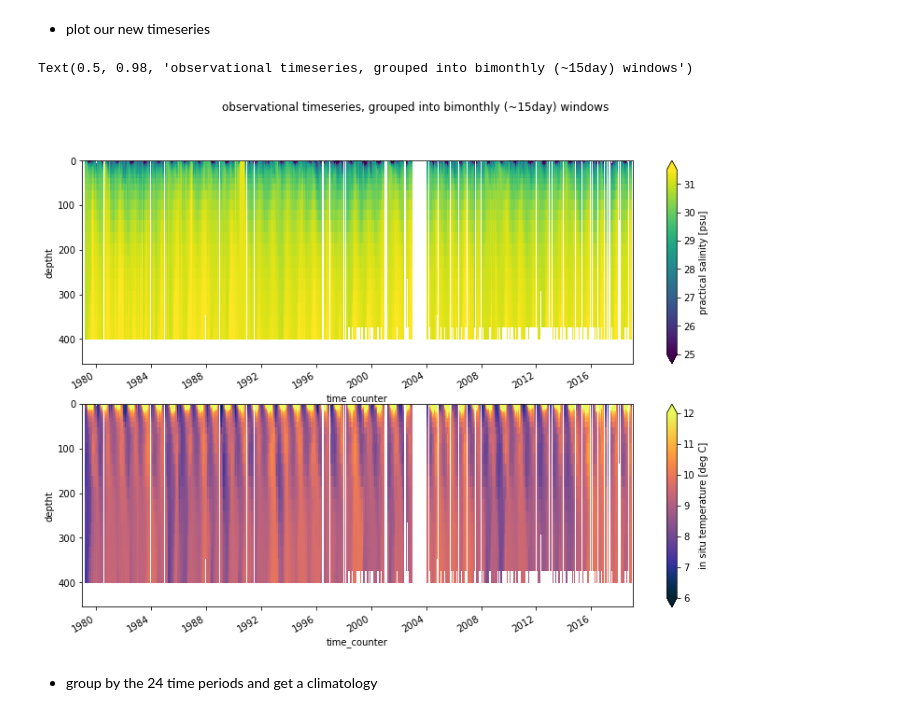
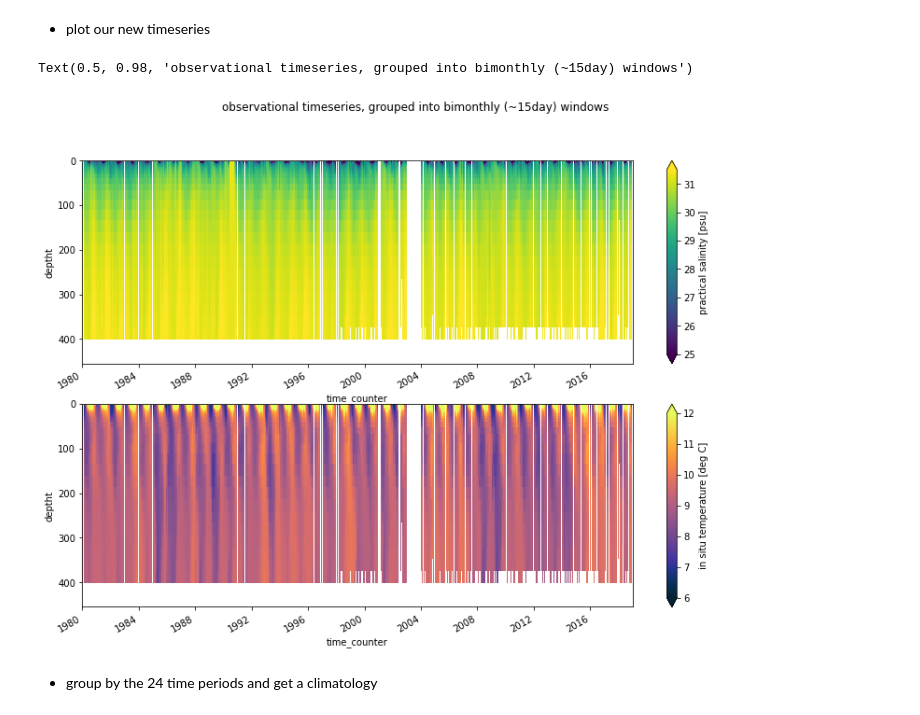
Before and after one commit to tjarnikova/NanooseObs, a Jupyter notebook: observationalClimatologyandTrends.ipynb, the cells around one changed output. Saved outputs shown, nothing was run; the diff lists cells and outputs as text; code cells hidden in the pictures.

```diff
--- a/observationalClimatologyandTrends.ipynb
+++ b/observationalClimatologyandTrends.ipynb
@@ -250,7 +246,7 @@ obs_yrs = dates_obs.year; obs_months = dates_obs.month; obs_days = dates_obs.day
 
 # print(dates[0])
 # print(dates[-1])
-dates_all = pd.date_range(start='1979-01-01', end= '2018-12-31', freq='D')
+dates_all = pd.date_range(start='1980-01-01', end= '2018-12-31', freq='D')
 
 dates_yrs = dates_all.year; dates_months = dates_all.month; dates_days = dates_all.day
 
@@ -381,12 +374,7 @@ Text(0.5, 0.98, 'observational climatology of T and S from the Nanoose dataset \
 - we now need to resample our time-series such that there are 24 time-periods per year (for the purposes of graphing, as well as finding any trends)
 - to make a tidy xarray object, i assign the dates manually, 2 nominal "days" per month, Jan 1- Jan 15 is Jan 7, Jan 16- Jan 31 is Jan 23, etc)
 # %%
-tdt = np.array(['1979-01-07', '1979-01-23','1979-02-07', '1979-02-23',
-'1979-03-07', '1979-03-23','1979-04-07', '1979-04-23',
-'1979-05-07', '1979-05-23','1979-06-07', '1979-06-23',
-'1979-07-07', '1979-07-23','1979-08-07', '1979-08-23',
-'1979-09-07', '1979-09-23','1979-10-07', '1979-10-23',
-'1979-11-07', '1979-11-23','1979-12-07', '1979-12-23',
+tdt = np.array([
 '1980-01-07', '1980-01-23','1980-02-07', '1980-02-23',
 '1980-03-07', '1980-03-23','1980-04-07', '1980-04-23',
 '1980-05-07', '1980-05-23','1980-06-07', '1980-06-23',
@@ -622,7 +610,7 @@ tdt = np.array(['1979-01-07', '1979-01-23','1979-02-07', '1979-02-23',
 '2018-09-07', '2018-09-23','2018-10-07', '2018-10-23',
 '2018-11-07', '2018-11-23','2018-12-07', '2018-12-23',], dtype='datetime64')
 # %%
-make_bimonthly = False #don't run this analysis if you don't need to
+make_bimonthly = True #don't run this analysis if you don't need to
 if make_bimonthly:
     tperiod = ds.timeperiod.values
     timestamp = ds.time_counter.values
@@ -632,12 +620,12 @@ if make_bimonthly:
     salt = ds.salinity.values
     temp = ds.temperature.values
 
-    salt_bimonth = np.zeros([960,40]); salt_bimonth[:] = np.nan
-    temp_bimonth = np.zeros([960,40]); temp_bimonth[:] = np.nan
-    this_timeperiod = np.zeros([960])
+    salt_bimonth = np.zeros([936,40]); salt_bimonth[:] = np.nan
+    temp_bimonth = np.zeros([936,40]); temp_bimonth[:] = np.nan
+    this_timeperiod = np.zeros([936])
 
     ind = 0
-    for yr in range(1979,2019):
+    for yr in range(1980,2019):
         for tp in range(1,25):
             filt = ((obs_yrs == yr) & (tperiod == tp))
             salt_bimonth[ind,:] = np.nanmean((salt[filt,:]), axis = 0)
@@ -673,19 +661,20 @@ if make_bimonthly:
 # %% [markdown]
 - plot our new timeseries
 # %%
+fact = 1.1
 fig, axs = plt.subplots(2,1, figsize=(12*fact, 8*fact), facecolor='w', edgecolor='k')
 axs = axs.ravel()
 
 salt_bm = ds2.salinity.T
 xr.plot.pcolormesh(salt_bm, ax = axs[0], vmin = 25, vmax = 31.5)
 
 temp_bm = ds2.temperature.T
 xr.plot.pcolormesh(temp_bm, ax = axs[1], cmap = cm.cm.thermal, vmin = 6, vmax = 12)
 
 axs[0].invert_yaxis()
 axs[1].invert_yaxis()
 
 plt.suptitle('observational timeseries, grouped into bimonthly (~15day) windows')
 # %% [output]
 Text(0.5, 0.98, 'observational timeseries, grouped into bimonthly (~15day) windows')
-[figure, old version]
+[figure, new version]
```
Also changed, not shown: parts of 9 cells of this notebook, 3 other files.
